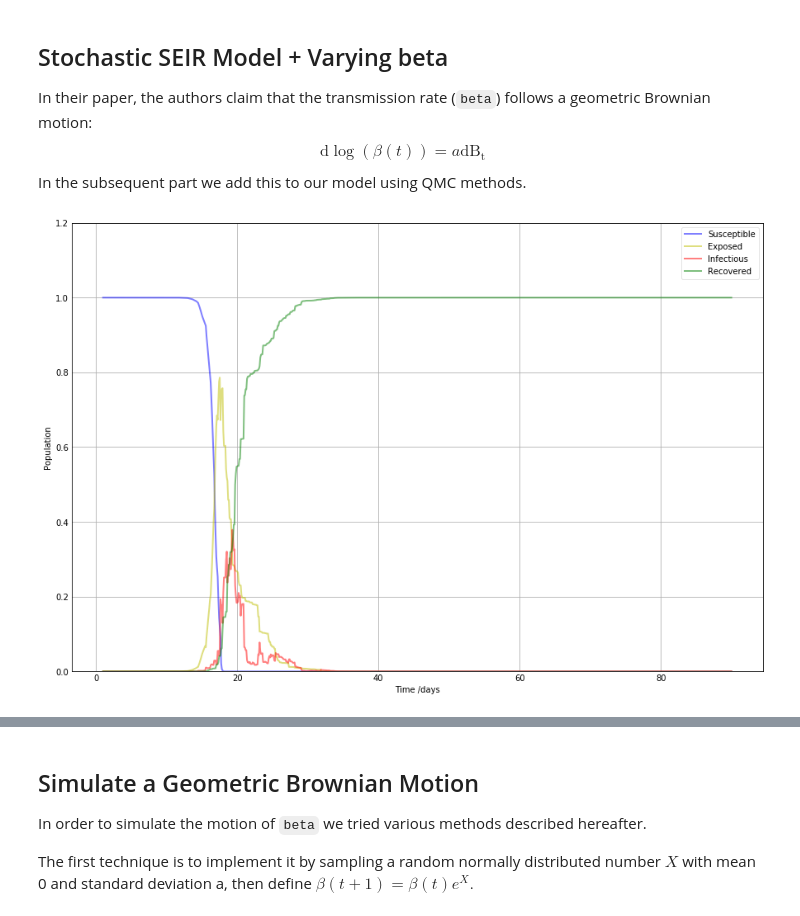
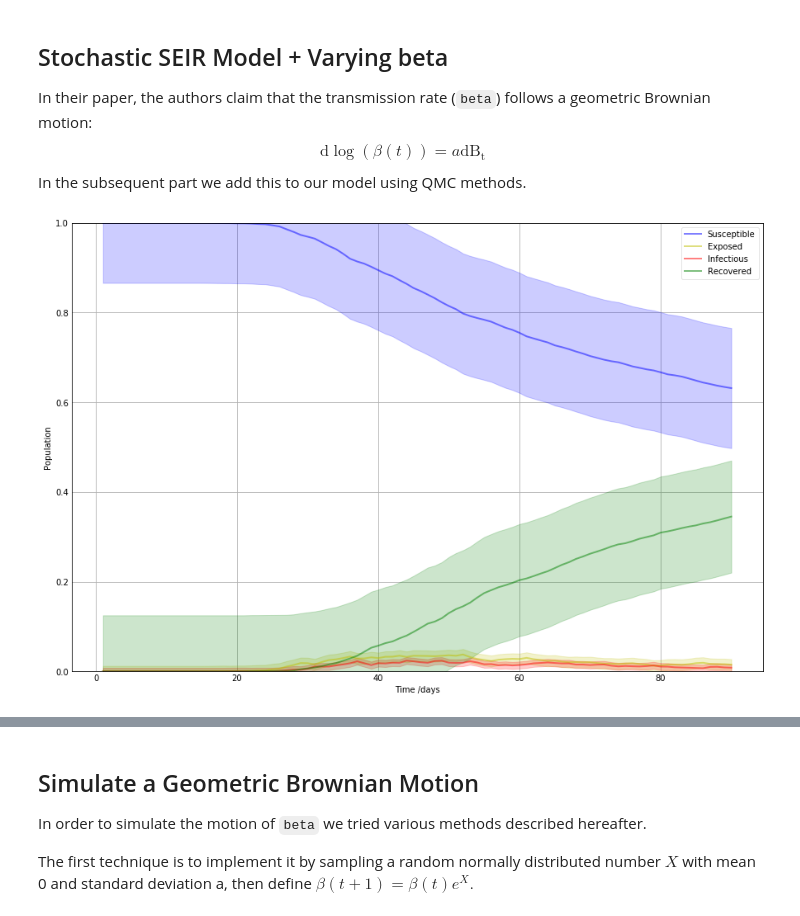
Before and after one commit to chloeskt/covid-19, a Jupyter notebook: 2-0 A stochastic model implementation.ipynb, the cells around one changed output, grey strips where cells are left out. Cells and saved outputs as stored; diff of their text form; code cells hidden in the pictures.

```diff
--- a/2-0 A stochastic model implementation.ipynb
+++ b/2-0 A stochastic model implementation.ipynb
@@ -95,9 +95,9 @@ def modelSEIR(init, params, T, dt):
 # %%
 #initialization
 N = 1000
-R0 = 2.5
-sigma= 1 / 5.2
-gamma = 1 / 2.9
+R0 = 1.5
+sigma= 1 / 2.
+gamma = 1 / 1.
 beta = R0 * gamma
 T, dt = 90, 1e-1
 
@@ -105,7 +105,7 @@ init = [N-1, 1, 0, 0]
 params = beta, sigma, gamma
 
 S, E, I, R = [], [], [], []
-m = 1
+m = 100
 for k in range(m):
     results = modelSEIR(init, params, T, dt)
     S.append(results[0])
@@ -113,14 +113,26 @@ for k in range(m):
     I.append(results[2])
     R.append(results[3])
 S, E, I, R = np.mean(S, axis=0), np.mean(E, axis=0), np.mean(I, axis=0), np.mean(R, axis=0)
+S_min, S_max = S - np.sqrt(np.var(S, axis=0)), S + np.sqrt(np.var(S, axis=0))
+E_min, E_max = E - np.sqrt(np.var(E, axis=0)), E + np.sqrt(np.var(E, axis=0))
+I_min, I_max = I - np.sqrt(np.var(I, axis=0)), I + np.sqrt(np.var(I, axis=0))
+R_min, R_max = R - np.sqrt(np.var(R, axis=0)), R + np.sqrt(np.var(R, axis=0))
 
 t = np.linspace(1, T, int(T/dt))
 fig = plt.figure(facecolor='w', figsize=(15, 10))
 ax = fig.add_subplot(111, axisbelow=True)
 ax.plot(t, S/N, 'b', alpha=0.5, lw=2, label='Susceptible')
+ax.plot(t, S_min/N, 'b', alpha=0.2, lw=2, label='Susceptible')
+ax.plot(t, S_max/N, 'b', alpha=0.2, lw=2, label='Susceptible')
 ax.plot(t, E/N, 'y', alpha=0.5, lw=2, label='Exposed')
+ax.plot(t, E_min/N, 'y', alpha=0.2, lw=2, label='Susceptible')
+ax.plot(t, E_max/N, 'y', alpha=0.2, lw=2, label='Susceptible')
 ax.plot(t, I/N, 'r', alpha=0.5, lw=2, label='Infectious')
+ax.plot(t, I_min/N, 'r', alpha=0.2, lw=2, label='Susceptible')
+ax.plot(t, I_max/N, 'r', alpha=0.2, lw=2, label='Susceptible')
 ax.plot(t, R/N, 'g', alpha=0.5, lw=2, label='Recovered')
+ax.plot(t, R_min/N, 'g', alpha=0.2, lw=2, label='Susceptible')
+ax.plot(t, R_max/N, 'g', alpha=0.2, lw=2, label='Susceptible')
 ax.set_xlabel('Time /days')
 ax.set_ylabel('Population')
 ax.set_ylim(0,1.2)
@@ -259,46 +271,58 @@ def model(init, params, T, dt, a):
     return np.stack([S, E, I, R, Q, D, C])
 # %%
 #initialization
-R0 = 4.5
-N = 11e6
+R0 = 1.65
+N = 67e6
 
 #in the paper they estimate
 a = 0.395
 
 sigma= 1 / 5.2
 gamma = 1 / 2.9
 kappa = 1 / 6.1
 beta = R0 * gamma
 
-T, dt = 90, 1e-1
+T, dt = 90, 1e-0
 
 init = [N-1, 1, 0, 0, 0, 0, 0]
 params = beta, sigma, gamma, kappa
 
-results = model(init, params, T, dt, a)
-S = results[0]
-E = results[1]
-I = results[2]
-R = results[3]
+S, E, I, R = [], [], [], []
+m = 1000
+for k in range(m):
+    results = model(init, params, T, dt, a)
+    S.append(results[0])
+    E.append(results[1])
+    I.append(results[2])
+    R.append(results[3])
+S, E, I, R = np.mean(S, axis=0), np.mean(E, axis=0), np.mean(I, axis=0), np.mean(R, axis=0)
+S_min, S_max = S - np.sqrt(np.var(S, axis=0)), S + np.sqrt(np.var(S, axis=0))
+E_min, E_max = E - np.sqrt(np.var(E, axis=0)), E + np.sqrt(np.var(E, axis=0))
+I_min, I_max = I - np.sqrt(np.var(I, axis=0)), I + np.sqrt(np.var(I, axis=0))
+R_min, R_max = R - np.sqrt(np.var(R, axis=0)), R + np.sqrt(np.var(R, axis=0))
 
 t = np.linspace(1, T, int(T/dt))
 fig = plt.figure(facecolor='w', figsize=(15, 10))
 ax = fig.add_subplot(111, axisbelow=True)
 ax.plot(t, S/N, 'b', alpha=0.5, lw=2, label='Susceptible')
+ax.fill_between(t, S_min/N, S_max/N, color='b', alpha=0.2)
 ax.plot(t, E/N, 'y', alpha=0.5, lw=2, label='Exposed')
+ax.fill_between(t, E_min/N, E_max/N, color='y', alpha=0.2)
 ax.plot(t, I/N, 'r', alpha=0.5, lw=2, label='Infectious')
+ax.fill_between(t, I_min/N, I_max/N, color='r', alpha=0.2)
 ax.plot(t, R/N, 'g', alpha=0.5, lw=2, label='Recovered')
+ax.fill_between(t, R_min/N, R_max/N, color='g', alpha=0.2)
 ax.set_xlabel('Time /days')
 ax.set_ylabel('Population')
-ax.set_ylim(0,1.2)
+ax.set_ylim(0, 1)
 ax.yaxis.set_tick_params(length=0)
 ax.xaxis.set_tick_params(length=0)
 ax.grid()
 legend = ax.legend()
 legend.get_frame().set_alpha(0.5)
 plt.show()
 # %% [output]
-[figure, old version]
+[figure, new version]
 # %%
 N = 11e6
 sigma= 1. / 5.2
```
Also changed, not shown: parts of 4 cells of this notebook, 1 other file.
